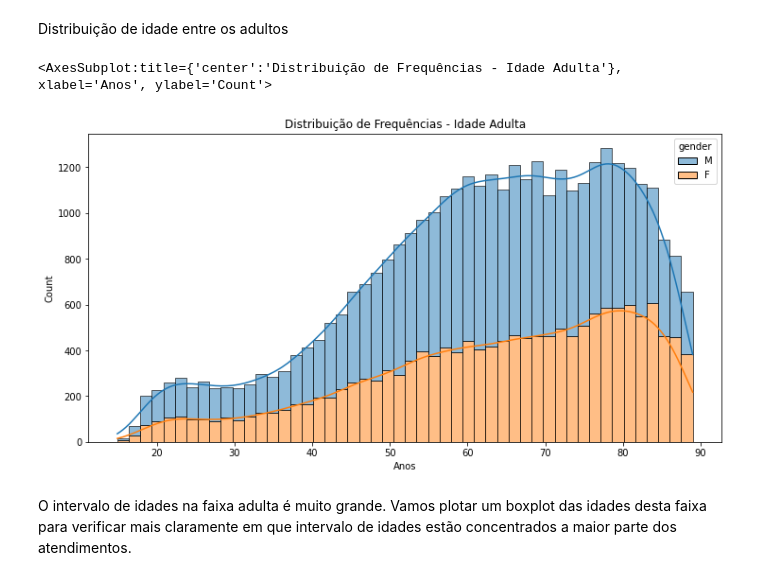
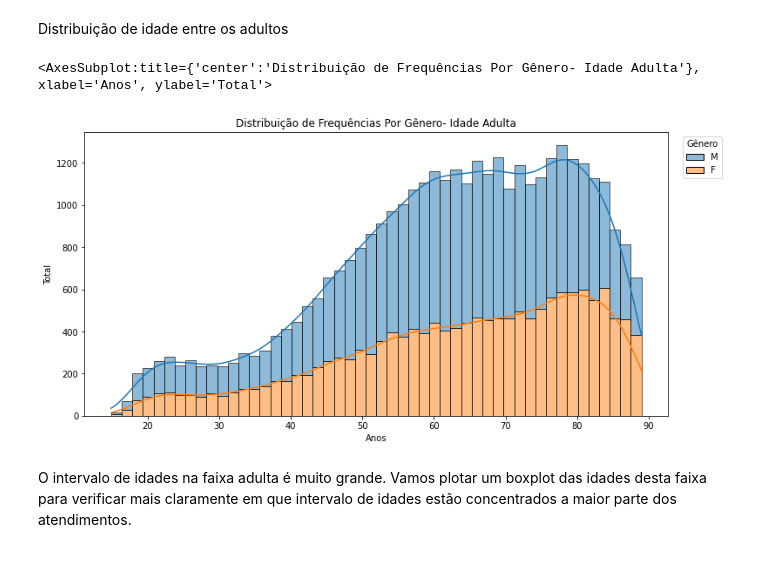
Before and after one commit to camila-cg/mimic-3, a Jupyter notebook: análise-exploratória.ipynb, the cells around one changed output. Cells and saved outputs as stored; diff of their text form; code cells hidden in the pictures.

```diff
--- a/análise-exploratória.ipynb
+++ b/análise-exploratória.ipynb
@@ -154,11 +154,12 @@ Distribuição de idade entre os adultos
 # %%
 ax = sns.histplot(data=adults_df, x='first_admit_age', kde = True, hue='gender', multiple="stack")
 ax.figure.set_size_inches(12,6)
-ax.set(title ="Distribuição de Frequências - Idade Adulta", xlabel='Anos')
+ax.set(title ="Distribuição de Frequências Por Gênero- Idade Adulta", xlabel='Anos', ylabel='Total')
+sns.move_legend(ax, "upper right", title='Gênero', bbox_to_anchor=(1.1, 1))
 ax
 # %% [output]
-<AxesSubplot:title={'center':'Distribuição de Frequências - Idade Adulta'}, xlabel='Anos', ylabel='Count'>
+<AxesSubplot:title={'center':'Distribuição de Frequências Por Gênero- Idade Adulta'}, xlabel='Anos', ylabel='Total'>
-[figure, old version]
+[figure, new version]
 # %% [markdown]
 O intervalo de idades na faixa adulta é muito grande. Vamos plotar um boxplot das idades desta faixa para verificar mais claramente em que intervalo de idades estão concentrados a maior parte dos atendimentos.
 # %%
```
Also changed, not shown: parts of 11 cells of this notebook.
